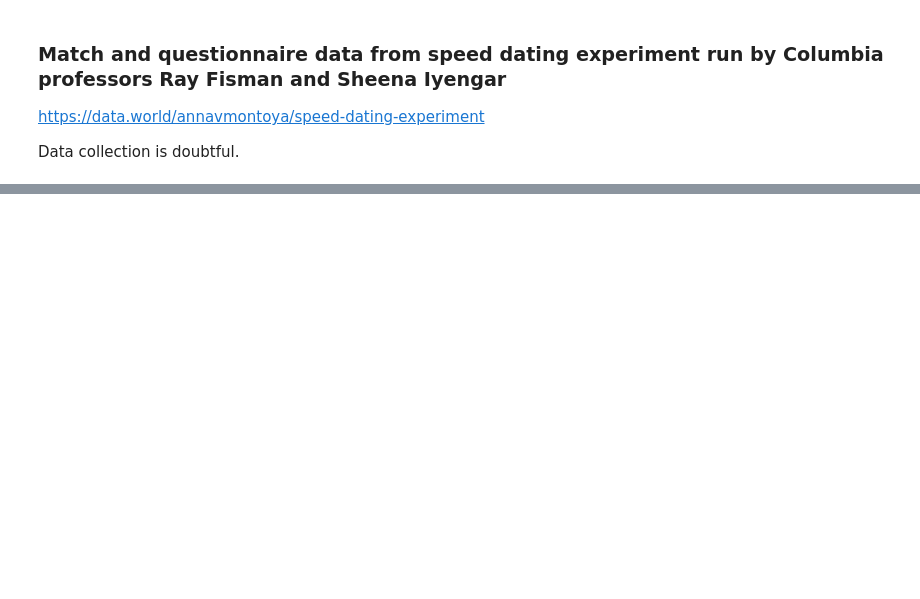
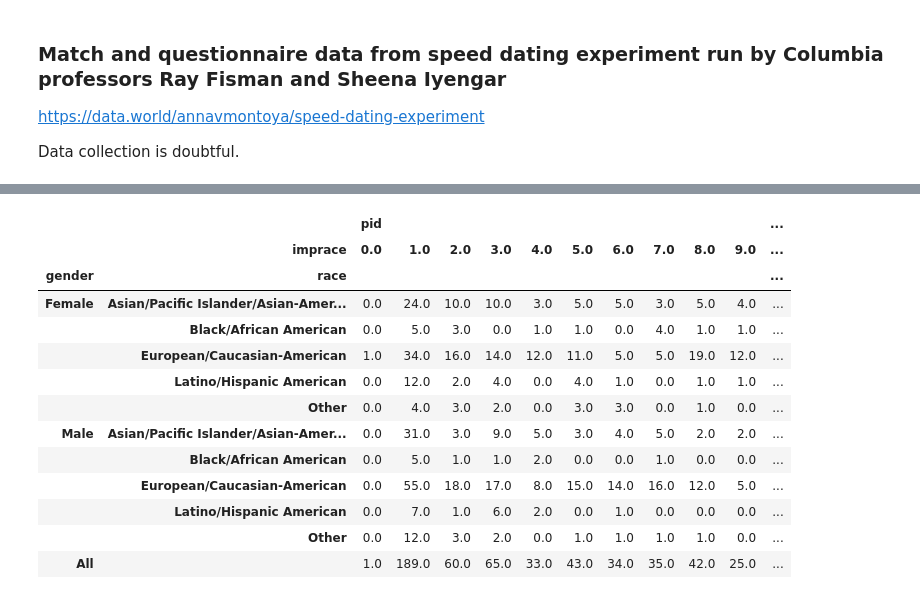
Before and after one commit to cottrell/notebooks, a Jupyter notebook: data.world/do.ipynb, the cells around one changed output, grey strips where cells are left out. Drawn from its saved outputs; the diff is of its cells as text; code cells hidden in the pictures; blank space fills up the shorter version.

```diff
--- a/data.world/do.ipynb
+++ b/data.world/do.ipynb
@@ -23,0 +48,18 @@ dec_o 0 1
+# %%
+dd.pivot_table(values=['pid'], index=['gender', 'race'], columns=['imprace'],
+               aggfunc='count', margins=True, fill_value=0)
+# %% [output]
+|  |  | pid |  |  |  |  |  |  |  |  |  | ... |
+|  | imprace | 0.0 | 1.0 | 2.0 | 3.0 | 4.0 | 5.0 | 6.0 | 7.0 | 8.0 | 9.0 | ... |
+| gender | race |  |  |  |  |  |  |  |  |  |  | ... |
+| Female | Asian/Pacific Islander/Asian-Amer... | 0.0 | 24.0 | 10.0 | 10.0 | 3.0 | 5.0 | 5.0 | 3.0 | 5.0 | 4.0 | ... |
+|  | Black/African American | 0.0 | 5.0 | 3.0 | 0.0 | 1.0 | 1.0 | 0.0 | 4.0 | 1.0 | 1.0 | ... |
+|  | European/Caucasian-American | 1.0 | 34.0 | 16.0 | 14.0 | 12.0 | 11.0 | 5.0 | 5.0 | 19.0 | 12.0 | ... |
+|  | Latino/Hispanic American | 0.0 | 12.0 | 2.0 | 4.0 | 0.0 | 4.0 | 1.0 | 0.0 | 1.0 | 1.0 | ... |
+|  | Other | 0.0 | 4.0 | 3.0 | 2.0 | 0.0 | 3.0 | 3.0 | 0.0 | 1.0 | 0.0 | ... |
+| Male | Asian/Pacific Islander/Asian-Amer... | 0.0 | 31.0 | 3.0 | 9.0 | 5.0 | 3.0 | 4.0 | 5.0 | 2.0 | 2.0 | ... |
+|  | Black/African American | 0.0 | 5.0 | 1.0 | 1.0 | 2.0 | 0.0 | 0.0 | 1.0 | 0.0 | 0.0 | ... |
+|  | European/Caucasian-American | 0.0 | 55.0 | 18.0 | 17.0 | 8.0 | 15.0 | 14.0 | 16.0 | 12.0 | 5.0 | ... |
+|  | Latino/Hispanic American | 0.0 | 7.0 | 1.0 | 6.0 | 2.0 | 0.0 | 1.0 | 0.0 | 0.0 | 0.0 | ... |
+|  | Other | 0.0 | 12.0 | 3.0 | 2.0 | 0.0 | 1.0 | 1.0 | 1.0 | 1.0 | 0.0 | ... |
+| All |  | 1.0 | 189.0 | 60.0 | 65.0 | 33.0 | 43.0 | 34.0 | 35.0 | 42.0 | 25.0 | ... |
```
Also changed, not shown: parts of 22 cells of this notebook, 1 other file.
